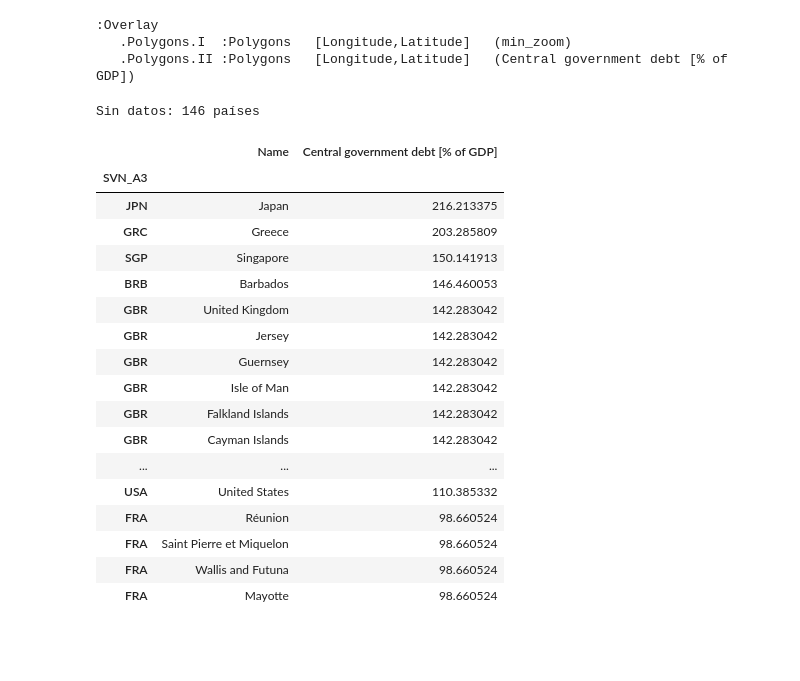
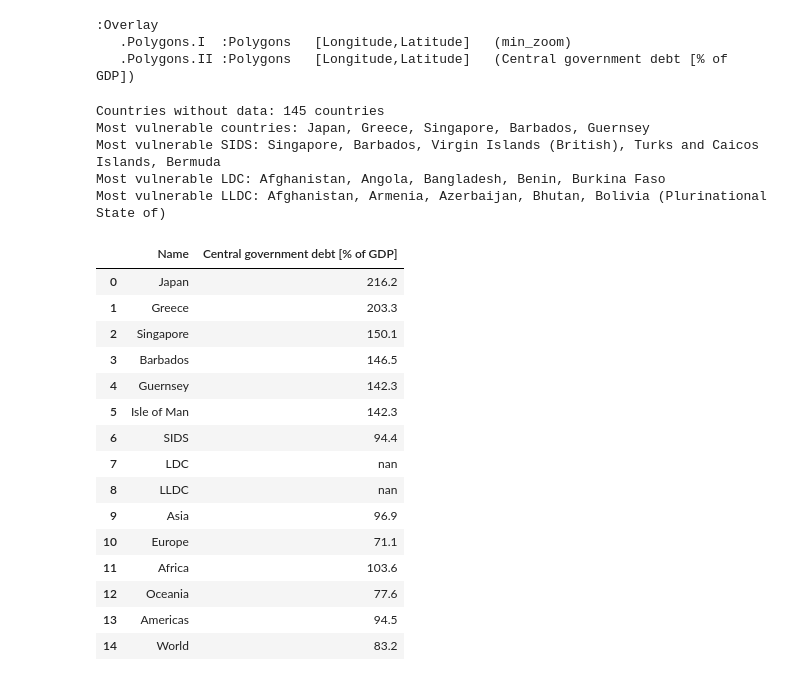
Before and after one commit to rodrigoms95/UNESCO_climate, a Jupyter notebook: code/indice_work.ipynb, the cells around one changed output. Cells and saved outputs as stored; diff of their text form; code cells hidden in the pictures; blank space fills up the shorter version.

```diff
--- a/code/indice_work.ipynb
+++ b/code/indice_work.ipynb
@@ -68,6 +68,6 @@ vars = [
     "Gender inequality index",
     "Total debt service [% of GNI]",
     "Central government debt [% of GDP]",
-    "Gini coefficient"
+    "Gini index"
     ]
 var_i = [v + "_index" for v in vars]
@@ -275,17 +375,19 @@ Sin datos: 75 países
 # %%
 # Total debt service [% of GNI]
 id = "DT.TDS.DECT.GN.ZS"
-i = 4
 
 # Cargamos el archivo
 df_i = pd.read_csv( "../../" + df_c.loc[df_c["ID"]==id, "Path"].iloc[0]
     + df_c.loc[df_c["ID"]==id, "Filename" ].iloc[0], skiprows = 3
     ).rename( columns = {"Country Code": ix} ).set_index(ix)
-df = df.reset_index().set_index("SVN_A3")
-df[vars[i]] = df_i.iloc[ :, 4:-1 ].ffill(axis = 1).iloc[:, -1]
+
+# Seleccionamos la variable
+i = 4
+df_iso = df_iso.reset_index().set_index("SVN_A3")
+df_iso[vars[i]] = df_i.iloc[ :, 4:-1 ].ffill(axis = 1).iloc[:, -1]
 
 # Mapa
-borders[vars[i]] = df.reset_index().set_index(ix)[vars[i]]
+borders[vars[i]] = df_iso.reset_index().set_index(ix)[vars[i]]
 min = 10 * np.floor( borders[vars[i]].min() * 0.1 )
 max = 37.5#10 * np.ceil( borders[vars[i]].max() * 0.1 )
 map_v = gv.Polygons( borders,
@@ -294,10 +396,9 @@ map_v = gv.Polygons( borders,
 map = ( ocean * map_v ).opts( **options_m )
 gv.output( map, size = 600 )
 
-# Países sin datos
-print( f"Sin datos: {df[ df[vars[i]].isnull() ].shape[0]} países" )
-# 10 países más altos
-df[ ["Name", vars[i] ] ].sort_values(vars[i], ascending = False).head(10)
+# Países más vulnerables
+disp = display(vars[i], p = False, category = vars[i])
+disp
 # %% [output]
 :Overlay
    .Polygons.I  :Polygons   [Longitude,Latitude]   (min_zoom)
@@ -318,53 +427,56 @@ Sin datos: 116 países
 # %%
 # Central government debt [% of GDP]
 id = "GC.DOD.TOTL.GD.ZS"
-i = 5
 
 # Cargamos el archivo
 df_i = pd.read_csv( "../../" + df_c.loc[df_c["ID"]==id, "Path"].iloc[0]
     + df_c.loc[df_c["ID"]==id, "Filename" ].iloc[0], skiprows = 3
     ).rename( columns = {"Country Code": ix} ).set_index(ix)
-df = df.reset_index().set_index("SVN_A3")
-df[vars[i]] = df_i.iloc[ :, 4:-1 ].ffill(axis = 1).iloc[:, -1]
-df[vars[i]] = df[vars[i]].where( df[vars[i-1]].isnull(), np.nan )
+
+# Seleccionamos la variable
+i = 5
+df_iso = df_iso.reset_index().set_index("SVN_A3")
+df_iso[vars[i]] = df_i.iloc[ :, 4:-1 ].ffill(axis = 1).iloc[:, -1]
+df_iso[vars[i]] = df_iso[vars[i]].where( df_iso[vars[i-1]].isnull(), np.nan )
 
 # Mapa
-borders[vars[i]] = df.reset_index().set_index(ix)[vars[i]]
+borders[vars[i]] = df_iso.reset_index().set_index(ix)[vars[i]]
 min = 10 * np.floor( borders[vars[i]].min() * 0.1 )
 max = 225#np.ceil( borders[vars[i]].max() )
 map_v = gv.Polygons( borders,
     vdims = gv.Dimension(vars[i], range = (min, max) )
     ).opts( cmap = "plasma_r", **options )
 map = ( ocean * map_v ).opts( **options_m )
 gv.output( map, size = 600 )
 
-# Países sin datos
-print( f"Sin datos: {df[ df[vars[i]].isnull() ].shape[0]} países" )
-# 10 países más altos
-df[ ["Name", vars[i] ] ].sort_values(vars[i], ascending = False).head(30)
+# Países más vulnerables
+disp = display(vars[i], p = False, category = vars[i])
+disp
 # %% [output]
 :Overlay
    .Polygons.I  :Polygons   [Longitude,Latitude]   (min_zoom)
    .Polygons.II :Polygons   [Longitude,Latitude]   (Central government debt [% of GDP])
-Sin datos: 146 países
+Countries without data: 145 countries
+Most vulnerable countries: Japan, Greece, Singapore, Barbados, Guernsey
+Most vulnerable SIDS: Singapore, Barbados, Virgin Islands (British), Turks and Caicos Islands, Bermuda
+Most vulnerable LDC: Afghanistan, Angola, Bangladesh, Benin, Burkina Faso
+Most vulnerable LLDC: Afghanistan, Armenia, Azerbaijan, Bhutan, Bolivia (Plurinational State of)
 |  | Name | Central government debt [% of GDP] |
-| SVN_A3 |  |  |
-| JPN | Japan | 216.213375 |
-| GRC | Greece | 203.285809 |
-| SGP | Singapore | 150.141913 |
-| BRB | Barbados | 146.460053 |
-| GBR | United Kingdom | 142.283042 |
-| GBR | Jersey | 142.283042 |
-| GBR | Guernsey | 142.283042 |
-| GBR | Isle of Man | 142.283042 |
-| GBR | Falkland Islands | 142.283042 |
-| GBR | Cayman Islands | 142.283042 |
-| ... | ... | ... |
-| USA | United States | 110.385332 |
-| FRA | Réunion | 98.660524 |
-| FRA | Saint Pierre et Miquelon | 98.660524 |
-| FRA | Wallis and Futuna | 98.660524 |
-| FRA | Mayotte | 98.660524 |
+| 0 | Japan | 216.2 |
+| 1 | Greece | 203.3 |
+| 2 | Singapore | 150.1 |
+| 3 | Barbados | 146.5 |
+| 4 | Guernsey | 142.3 |
+| 5 | Isle of Man | 142.3 |
+| 6 | SIDS | 94.4 |
+| 7 | LDC | nan |
+| 8 | LLDC | nan |
+| 9 | Asia | 96.9 |
+| 10 | Europe | 71.1 |
+| 11 | Africa | 103.6 |
+| 12 | Oceania | 77.6 |
+| 13 | Americas | 94.5 |
+| 14 | World | 83.2 |
 # %%
 # Gini coefficient
 id = "SI.POV.GINI"
```
Also changed, not shown: parts of 10 cells of this notebook, 11 other files.
